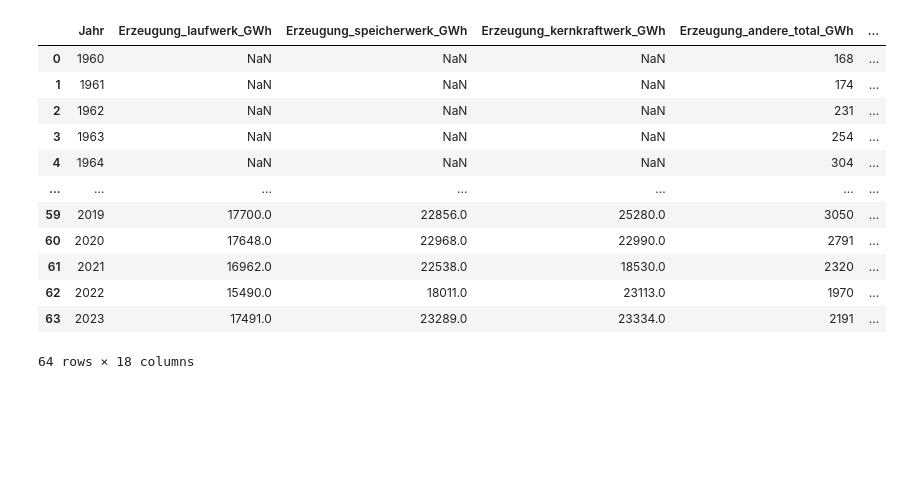
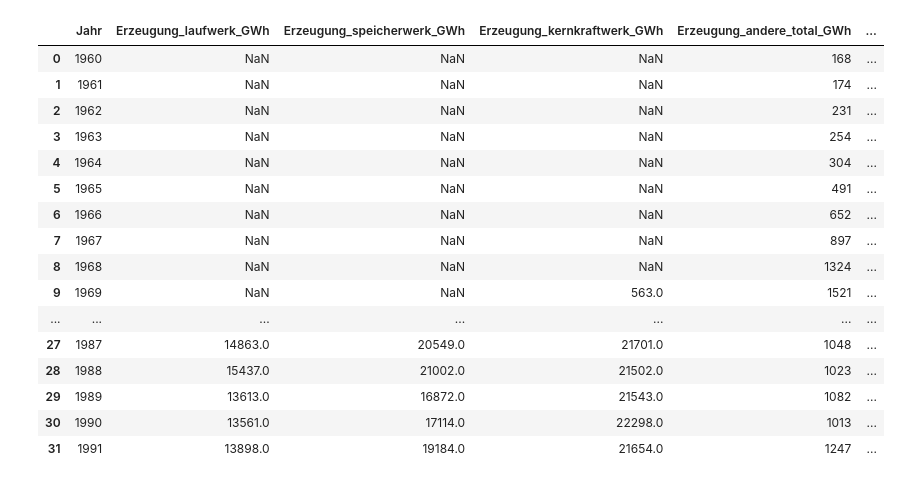
Before and after one commit to dario-baumberger/hslu-dviz-swiss-energy, a Jupyter notebook: python/ogd32_elektrizitaetbilanz_jahreswerte.ipynb, the cells around one changed output. Saved outputs shown, nothing was run; the diff lists cells and outputs as text; code cells hidden in the pictures; blank space fills up the shorter version.

```diff
--- a/python/ogd32_elektrizitaetbilanz_jahreswerte.ipynb
+++ b/python/ogd32_elektrizitaetbilanz_jahreswerte.ipynb
@@ -1,21 +1,25 @@
 # %%
 import pandas as pd
 import matplotlib.pyplot as plt
 import json
 
 df_data = pd.read_csv('../data/ogd32_elektrizitaetbilanz_jahreswerte.csv', sep=',', encoding='utf-16')
-display(df_data)
+df_data.head(32)
 # %% [output]
 |  | Jahr | Erzeugung_laufwerk_GWh | Erzeugung_speicherwerk_GWh | Erzeugung_kernkraftwerk_GWh | Erzeugung_andere_total_GWh | ... |
 | 0 | 1960 | NaN | NaN | NaN | 168 | ... |
 | 1 | 1961 | NaN | NaN | NaN | 174 | ... |
 | 2 | 1962 | NaN | NaN | NaN | 231 | ... |
 | 3 | 1963 | NaN | NaN | NaN | 254 | ... |
 | 4 | 1964 | NaN | NaN | NaN | 304 | ... |
+| 5 | 1965 | NaN | NaN | NaN | 491 | ... |
+| 6 | 1966 | NaN | NaN | NaN | 652 | ... |
+| 7 | 1967 | NaN | NaN | NaN | 897 | ... |
+| 8 | 1968 | NaN | NaN | NaN | 1324 | ... |
+| 9 | 1969 | NaN | NaN | 563.0 | 1521 | ... |
 | ... | ... | ... | ... | ... | ... | ... |
-| 59 | 2019 | 17700.0 | 22856.0 | 25280.0 | 3050 | ... |
-| 60 | 2020 | 17648.0 | 22968.0 | 22990.0 | 2791 | ... |
-| 61 | 2021 | 16962.0 | 22538.0 | 18530.0 | 2320 | ... |
-| 62 | 2022 | 15490.0 | 18011.0 | 23113.0 | 1970 | ... |
-| 63 | 2023 | 17491.0 | 23289.0 | 23334.0 | 2191 | ... |
+| 27 | 1987 | 14863.0 | 20549.0 | 21701.0 | 1048 | ... |
+| 28 | 1988 | 15437.0 | 21002.0 | 21502.0 | 1023 | ... |
+| 29 | 1989 | 13613.0 | 16872.0 | 21543.0 | 1082 | ... |
+| 30 | 1990 | 13561.0 | 17114.0 | 22298.0 | 1013 | ... |
+| 31 | 1991 | 13898.0 | 19184.0 | 21654.0 | 1247 | ... |
-64 rows × 18 columns
```
Also changed, not shown: parts of 5 cells of this notebook, 4 other files.
